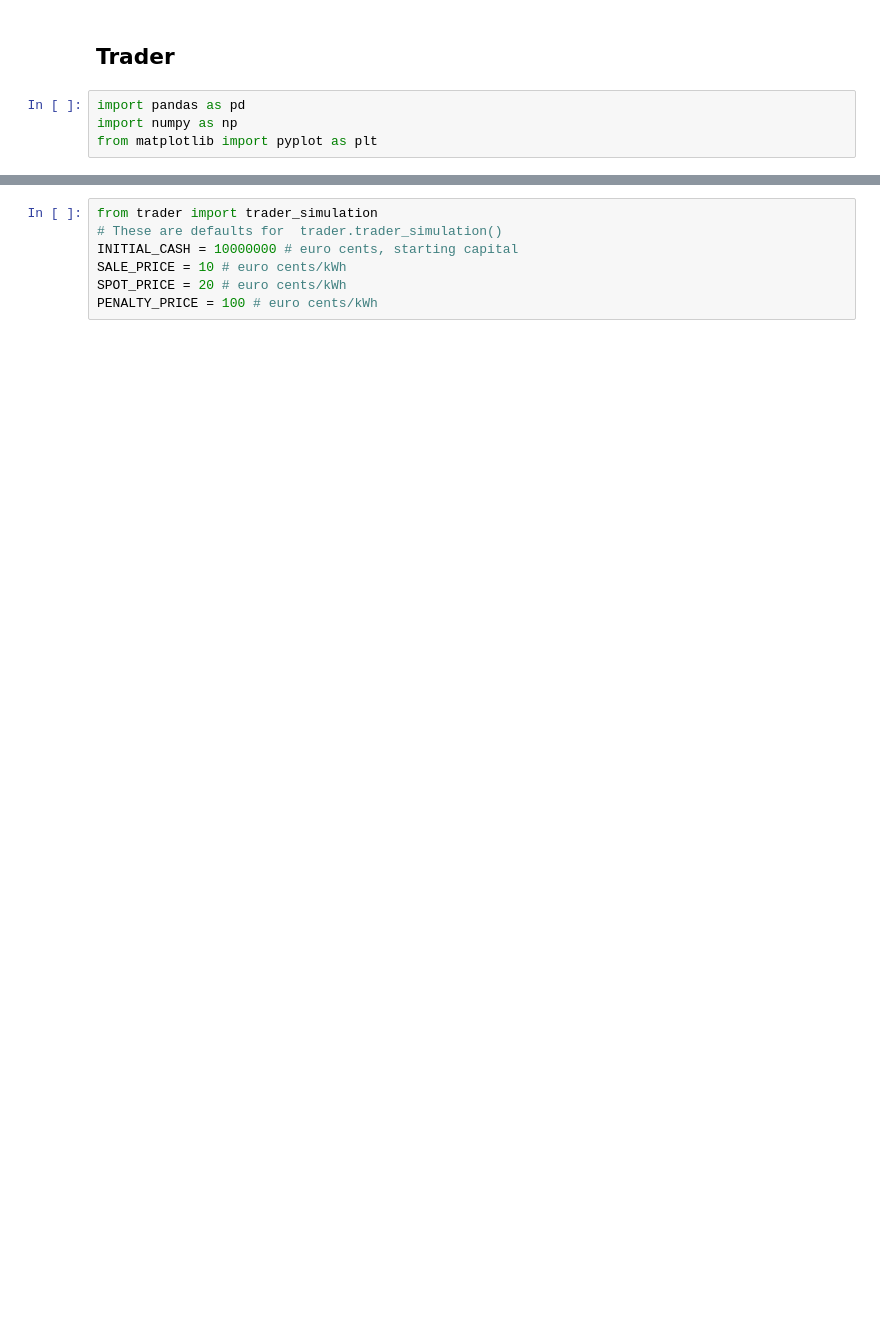
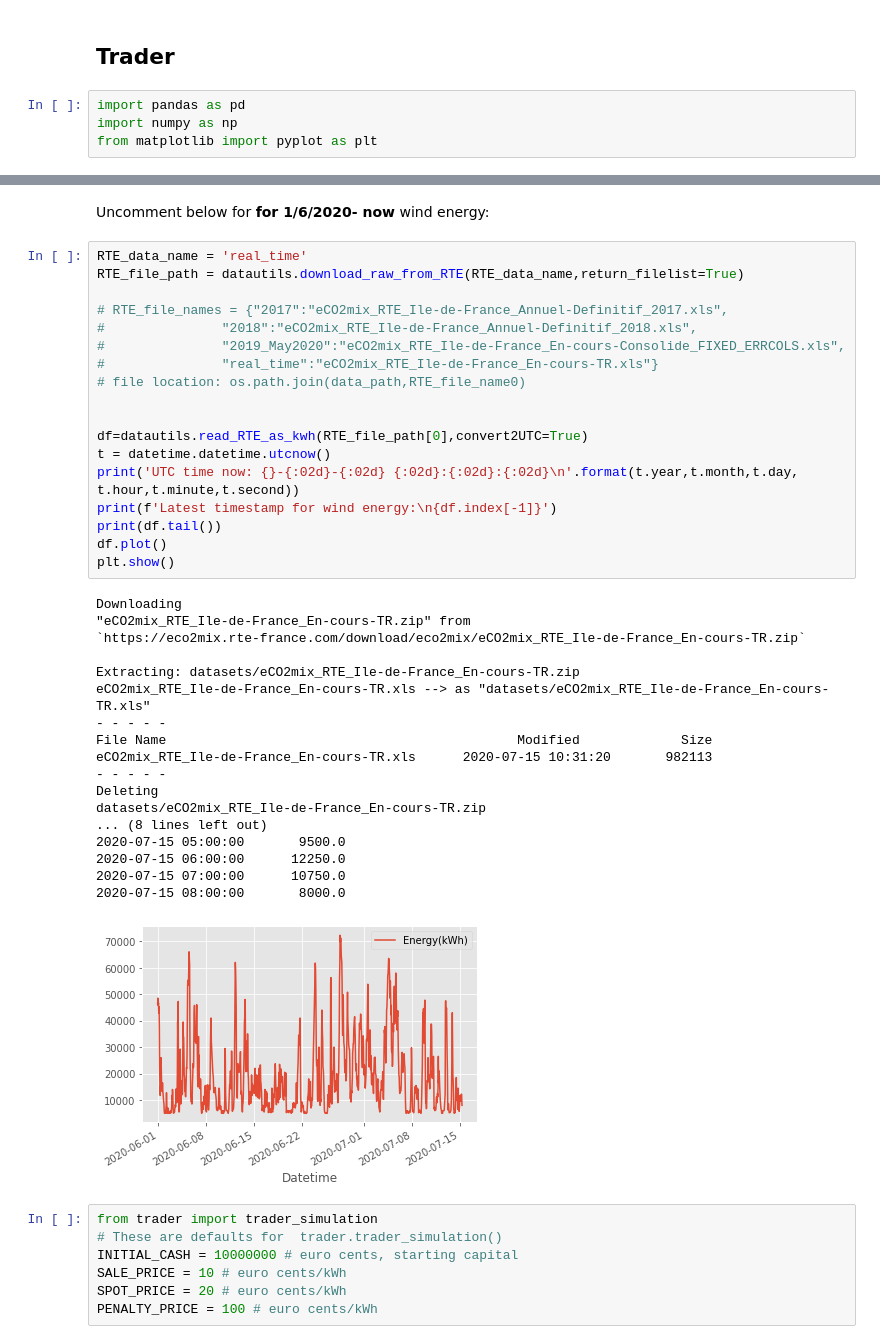
Before and after one commit to mshagirov/datathon2020, a Jupyter notebook: P003/Introduction.ipynb, the cells around one changed output, grey strips where cells are left out. Cells and saved outputs as stored; diff of their text form; blank space fills up the shorter version.

```diff
--- a/P003/Introduction.ipynb
+++ b/P003/Introduction.ipynb
@@ -305,3 +358,42 @@ from matplotlib import pyplot as plt
+# %% [markdown]
+Uncomment below for **for 1/6/2020- now** wind energy:
+# %%
+RTE_data_name = 'real_time'
+RTE_file_path = datautils.download_raw_from_RTE(RTE_data_name,return_filelist=True)
+
+# RTE_file_names = {"2017":"eCO2mix_RTE_Ile-de-France_Annuel-Definitif_2017.xls",
+#               "2018":"eCO2mix_RTE_Ile-de-France_Annuel-Definitif_2018.xls",
+#               "2019_May2020":"eCO2mix_RTE_Ile-de-France_En-cours-Consolide_FIXED_ERRCOLS.xls",
+#               "real_time":"eCO2mix_RTE_Ile-de-France_En-cours-TR.xls"}
+# file location: os.path.join(data_path,RTE_file_name0)
+
+
+df=datautils.read_RTE_as_kwh(RTE_file_path[0],convert2UTC=True)
+t = datetime.datetime.utcnow()
+print('UTC time now: {}-{:02d}-{:02d} {:02d}:{:02d}:{:02d}\n'.format(t.year,t.month,t.day, t.hour,t.minute,t.second))
+print(f'Latest timestamp for wind energy:\n{df.index[-1]}')
+print(df.tail())
+df.plot()
+plt.show()
+# %% [output]
+Downloading
+"eCO2mix_RTE_Ile-de-France_En-cours-TR.zip" from
+`https://eco2mix.rte-france.com/download/eco2mix/eCO2mix_RTE_Ile-de-France_En-cours-TR.zip`
+
+Extracting: datasets/eCO2mix_RTE_Ile-de-France_En-cours-TR.zip
+eCO2mix_RTE_Ile-de-France_En-cours-TR.xls --> as "datasets/eCO2mix_RTE_Ile-de-France_En-cours-TR.xls"
+- - - - -
+File Name                                             Modified             Size
+eCO2mix_RTE_Ile-de-France_En-cours-TR.xls      2020-07-15 10:31:20       982113
+- - - - -
+Deleting
+datasets/eCO2mix_RTE_Ile-de-France_En-cours-TR.zip
+... (8 lines left out)
+2020-07-15 05:00:00       9500.0
+2020-07-15 06:00:00      12250.0
+2020-07-15 07:00:00      10750.0
+2020-07-15 08:00:00       8000.0
+[figure, added]
 # %%
 from trader import trader_simulation
 # These are defaults for  trader.trader_simulation()
```
Also changed, not shown: parts of 12 cells of this notebook, 34 other files.
